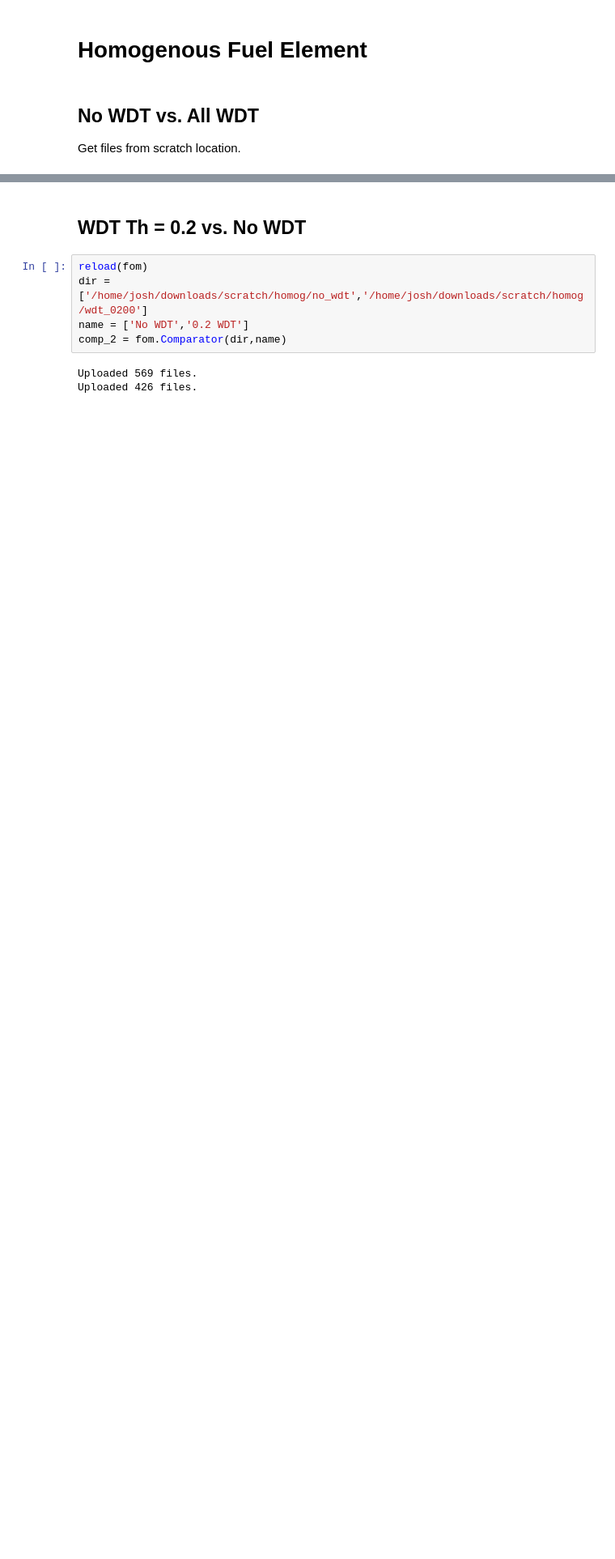
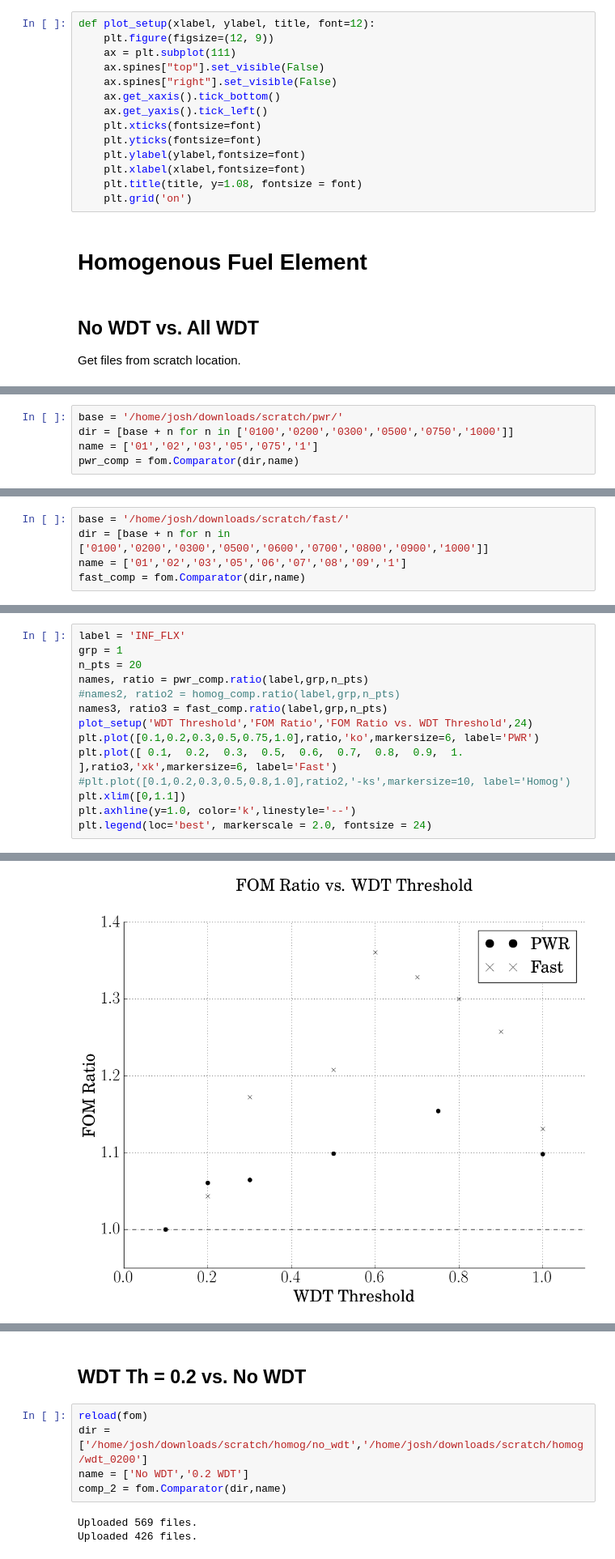
Before and after one commit to JessicaRehak/WDT_Analysis, a Jupyter notebook: WDT_analysis.ipynb, the cells around one changed output, grey strips where cells are left out. Shown at 81% size. Saved outputs shown, nothing was run; the diff lists cells and outputs as text; blank space fills up the shorter version.

```diff
--- a/WDT_analysis.ipynb
+++ b/WDT_analysis.ipynb
@@ -8,6 +8,20 @@ import matplotlib.pyplot as plt
 %matplotlib inline
 plt.rc('text', usetex=True)
 plt.rc('font', family='serif')
+# %%
+def plot_setup(xlabel, ylabel, title, font=12):
+    plt.figure(figsize=(12, 9))
+    ax = plt.subplot(111)
+    ax.spines["top"].set_visible(False)
+    ax.spines["right"].set_visible(False)
+    ax.get_xaxis().tick_bottom()
+    ax.get_yaxis().tick_left()
+    plt.xticks(fontsize=font)
+    plt.yticks(fontsize=font)
+    plt.ylabel(ylabel,fontsize=font)
+    plt.xlabel(xlabel,fontsize=font)
+    plt.title(title, y=1.08, fontsize = font)
+    plt.grid('on')
 # %% [markdown]
 # Homogenous Fuel Element
 # %% [markdown]
@@ -46,0 +43,5 @@ INF_SP0 Entry: (11,11): No WDT Ratio: 0.0 (Divide by zero)
+# %%
+base = '/home/josh/downloads/scratch/pwr/'
+dir = [base + n for n in ['0100','0200','0300','0500','0750','1000']]
+name = ['01','02','03','05','075','1']
+pwr_comp = fom.Comparator(dir,name)
@@ -46,0 +55,5 @@ INF_SP0 Entry: (11,11): No WDT Ratio: 0.0 (Divide by zero)
+# %%
+base = '/home/josh/downloads/scratch/fast/'
+dir = [base + n for n in ['0100','0200','0300','0500','0600','0700','0800','0900','1000']]
+name = ['01','02','03','05','06','07','08','09','1']
+fast_comp = fom.Comparator(dir,name)
@@ -46,0 +74,15 @@ INF_SP0 Entry: (11,11): No WDT Ratio: 0.0 (Divide by zero)
+# %%
+label = 'INF_FLX'
+grp = 1
+n_pts = 20
+names, ratio = pwr_comp.ratio(label,grp,n_pts)
+#names2, ratio2 = homog_comp.ratio(label,grp,n_pts)
+names3, ratio3 = fast_comp.ratio(label,grp,n_pts)
+plot_setup('WDT Threshold','FOM Ratio','FOM Ratio vs. WDT Threshold',24)
+plt.plot([0.1,0.2,0.3,0.5,0.75,1.0],ratio,'ko',markersize=6, label='PWR')
+plt.plot([ 0.1,  0.2,  0.3,  0.5,  0.6,  0.7,  0.8,  0.9,  1. ],ratio3,'xk',markersize=6, label='Fast')
+#plt.plot([0.1,0.2,0.3,0.5,0.8,1.0],ratio2,'-ks',markersize=10, label='Homog')
+plt.xlim([0,1.1])
+plt.axhline(y=1.0, color='k',linestyle='--')
+plt.legend(loc='best', markerscale = 2.0, fontsize = 24)
+# %% [output]
@@ -47 +90,2 @@ INF_SP0 Entry: (11,11): No WDT Ratio: 0.0 (Divide by zero)
+[figure, added]
 # %%
```
Also changed, not shown: parts of 8 cells of this notebook, 1 other file.
